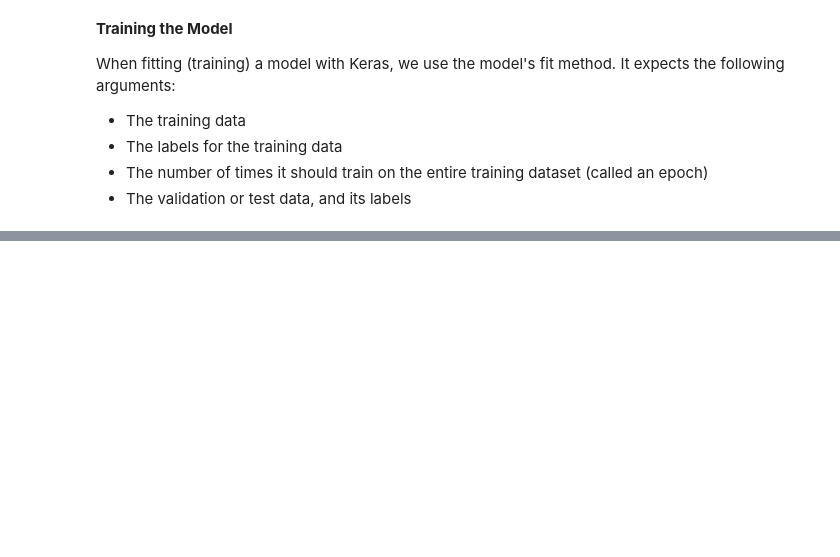
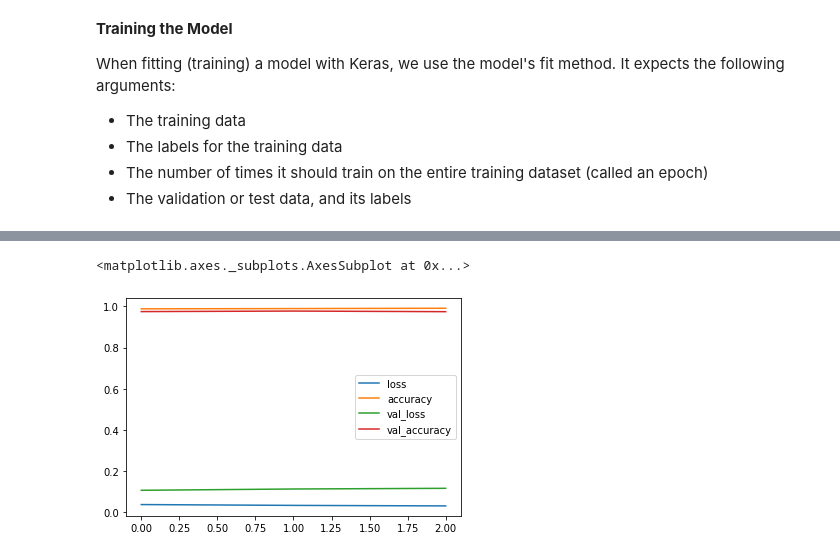
Before and after one commit to Kanka-max/JanuaryClass, a Jupyter notebook: Convolutional_Neural_Networks.ipynb, the cells around one changed output, grey strips where cells are left out. Saved outputs shown, nothing was run; the diff lists cells and outputs as text; code cells hidden in the pictures; blank space fills up the shorter version.

```diff
--- a/Convolutional_Neural_Networks.ipynb
+++ b/Convolutional_Neural_Networks.ipynb
@@ -53,2 +207,4 @@ An output layer, which will depict the network's guess for a given image
+# %%
+model.add(Dense(units= 10, activation ="softmax"))
 # %% [markdown]
 **Summarizing the Model**
@@ -56,0 +251,2 @@ An output layer, which will depict the network's guess for a given image
+# %%
+model.compile(optimizer = "adam", loss="categorical_crossentropy", metrics= "accuracy") #because it has multiple categories
@@ -63,3 +269,6 @@ When fitting (training) a model with Keras, we use the model's fit method. It ex
 - The labels for the training data
 - The number of times it should train on the entire training dataset (called an epoch)
 - The validation or test data, and its labels
+# %%
+history = model.fit(x_train, y_train, epochs =5, verbose=1, validation_data= (x_valid, y_valid))
+history
@@ -65,0 +287,13 @@ When fitting (training) a model with Keras, we use the model's fit method. It ex
+# %%
+%%time
+# stop training when a monitored metric stops improving
+
+from tensorflow.keras.callbacks import EarlyStopping
+
+early_stop = EarlyStopping(monitor = "val_loss", patience = 2)
+
+# fit the model
+model.fit(x_train, y_train,
+          epochs =10, verbose=1,
+          validation_data= (x_valid, y_valid),
+          callbacks=[early_stop])
@@ -65,0 +309,8 @@ When fitting (training) a model with Keras, we use the model's fit method. It ex
+# %%
+# visualize the training performance versus the validation perfromance
+import pandas as pd
+losses = pd.DataFrame(model.history.history)
+losses.plot()
+# %% [output]
+<matplotlib.axes._subplots.AxesSubplot at 0x...>
+[figure, added]
```
Also changed, not shown: parts of 35 cells of this notebook.
